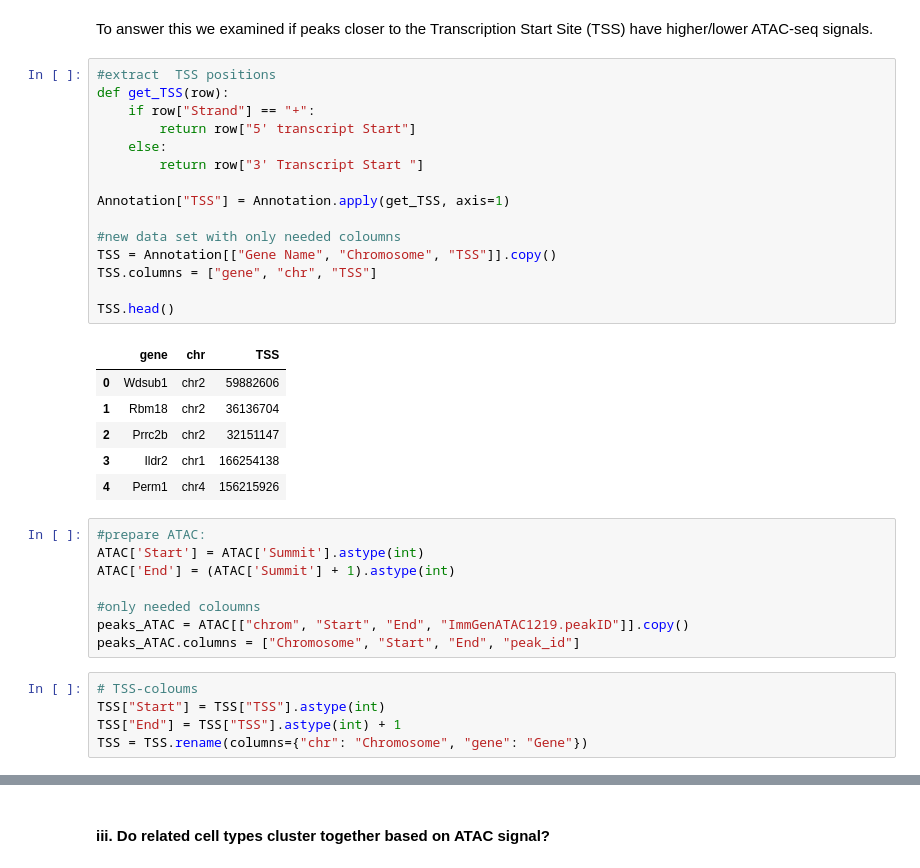
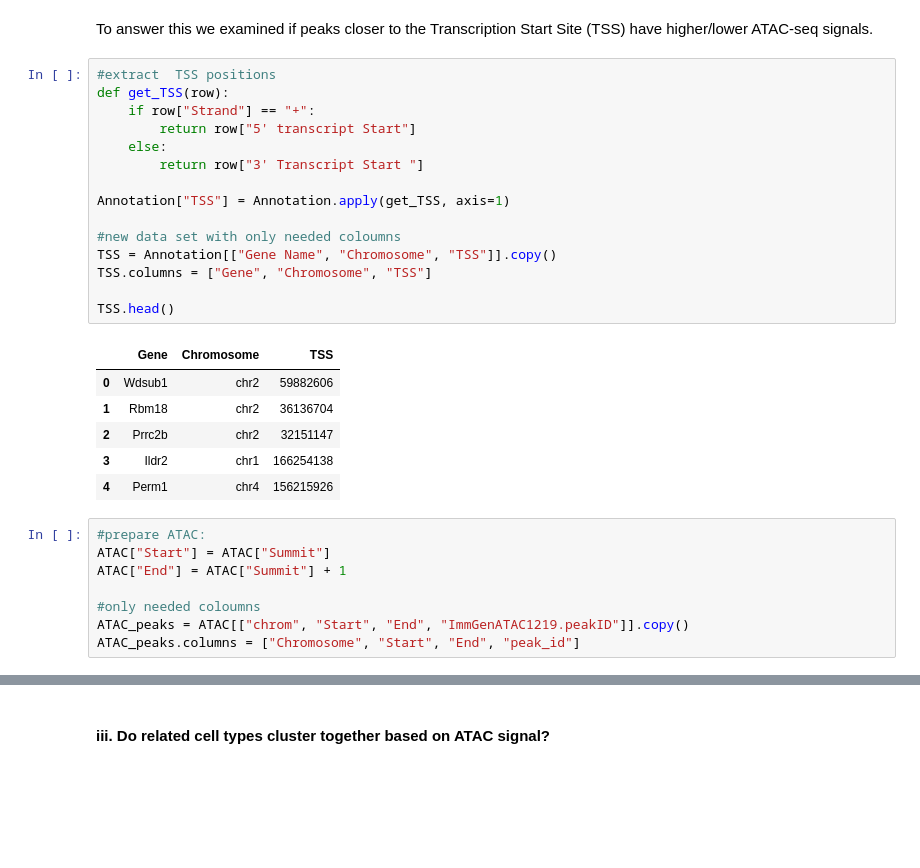
Before and after one commit to Topic2-Gene-Regulation-Immune-Cells/B-cells-Team1, a Jupyter notebook: ATAC_seq.ipynb, the cells around one changed output, grey strips where cells are left out. Saved outputs shown, nothing was run; the diff lists cells and outputs as text; blank space fills up the shorter version.

```diff
--- a/ATAC_seq.ipynb
+++ b/ATAC_seq.ipynb
@@ -899,20 +899,20 @@ To answer this we examined if peaks closer to the Transcription Start Site (TSS)
 # %%
 #extract  TSS positions
 def get_TSS(row):
     if row["Strand"] == "+":
         return row["5' transcript Start"]
     else:
         return row["3' Transcript Start "]
 
 Annotation["TSS"] = Annotation.apply(get_TSS, axis=1)
 
 #new data set with only needed coloumns
 TSS = Annotation[["Gene Name", "Chromosome", "TSS"]].copy()
-TSS.columns = ["gene", "chr", "TSS"]
+TSS.columns = ["Gene", "Chromosome", "TSS"]
 
 TSS.head()
 # %% [output]
-|  | gene | chr | TSS |
+|  | Gene | Chromosome | TSS |
 | 0 | Wdsub1 | chr2 | 59882606 |
 | 1 | Rbm18 | chr2 | 36136704 |
 | 2 | Prrc2b | chr2 | 32151147 |
@@ -920,14 +920,9 @@ TSS.head()
 | 4 | Perm1 | chr4 | 156215926 |
 # %%
 #prepare ATAC:
-ATAC['Start'] = ATAC['Summit'].astype(int)
-ATAC['End'] = (ATAC['Summit'] + 1).astype(int)
+ATAC["Start"] = ATAC["Summit"]
+ATAC["End"] = ATAC["Summit"] + 1
 
 #only needed coloumns
-peaks_ATAC = ATAC[["chrom", "Start", "End", "ImmGenATAC1219.peakID"]].copy()
-peaks_ATAC.columns = ["Chromosome", "Start", "End", "peak_id"]
+ATAC_peaks = ATAC[["chrom", "Start", "End", "ImmGenATAC1219.peakID"]].copy()
+ATAC_peaks.columns = ["Chromosome", "Start", "End", "peak_id"]
-# %%
-# TSS-coloums
-TSS["Start"] = TSS["TSS"].astype(int)
-TSS["End"] = TSS["TSS"].astype(int) + 1
-TSS = TSS.rename(columns={"chr": "Chromosome", "gene": "Gene"})
```
Also changed, not shown: parts of 8 cells of this notebook.
